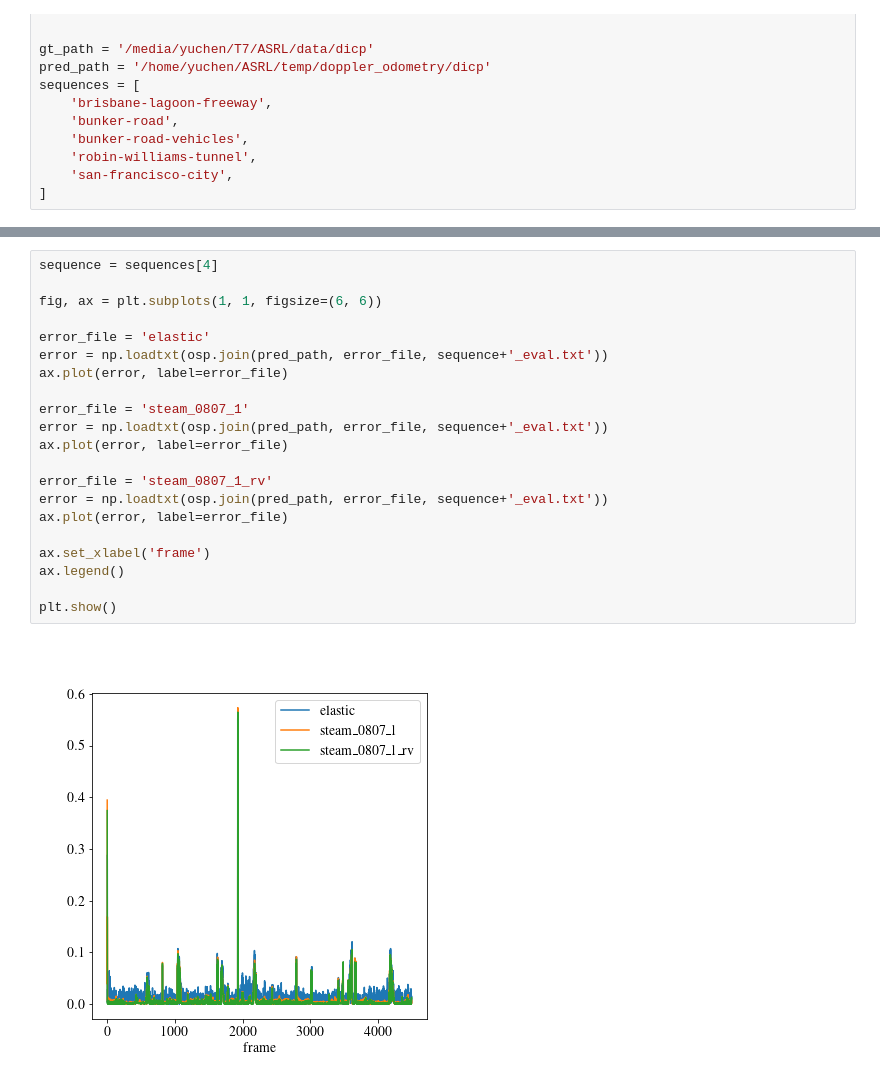
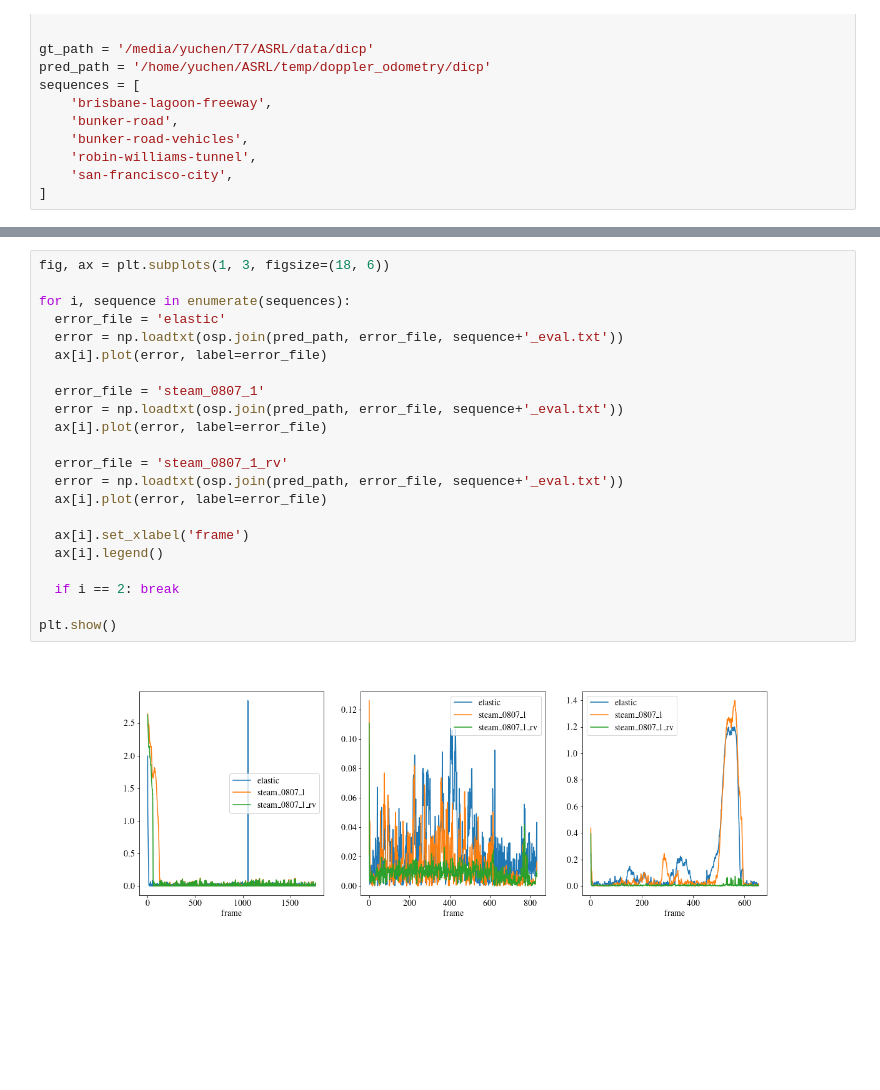
Before and after one commit to cheneyuwu/ct_icp, a Jupyter notebook: steam_icp/script/plot_dicp_poses.ipynb, the cells around one changed output, grey strips where cells are left out. Cells and saved outputs as stored; diff of their text form; blank space fills up the shorter version.

Commit message:
plot scripts and dumping more local error

```diff
--- a/steam_icp/script/plot_dicp_poses.ipynb
+++ b/steam_icp/script/plot_dicp_poses.ipynb
@@ -107,26 +189,27 @@ steam_0807_1_rv & 1.24 & 0.0014 & 1.63 & 0.0037 \\
 # %%
-sequence = sequences[4]
+fig, ax = plt.subplots(1, 3, figsize=(18, 6))
 
-fig, ax = plt.subplots(1, 1, figsize=(6, 6))
+for i, sequence in enumerate(sequences):
+  error_file = 'elastic'
+  error = np.loadtxt(osp.join(pred_path, error_file, sequence+'_eval.txt'))
+  ax[i].plot(error, label=error_file)
 
-error_file = 'elastic'
-error = np.loadtxt(osp.join(pred_path, error_file, sequence+'_eval.txt'))
-ax.plot(error, label=error_file)
+  error_file = 'steam_0807_1'
+  error = np.loadtxt(osp.join(pred_path, error_file, sequence+'_eval.txt'))
+  ax[i].plot(error, label=error_file)
 
-error_file = 'steam_0807_1'
-error = np.loadtxt(osp.join(pred_path, error_file, sequence+'_eval.txt'))
-ax.plot(error, label=error_file)
+  error_file = 'steam_0807_1_rv'
+  error = np.loadtxt(osp.join(pred_path, error_file, sequence+'_eval.txt'))
+  ax[i].plot(error, label=error_file)
 
-error_file = 'steam_0807_1_rv'
-error = np.loadtxt(osp.join(pred_path, error_file, sequence+'_eval.txt'))
-ax.plot(error, label=error_file)
+  ax[i].set_xlabel('frame')
+  ax[i].legend()
 
-ax.set_xlabel('frame')
-ax.legend()
+  if i == 2: break
 
 plt.show()
 # %% [output]
-[figure, old version]
+[figure, new version]
 # %%
 fig, axs = plt.subplots(1, len(sequences), figsize=(25, 5))
 fig.subplots_adjust(left=0.05, right=0.95, bottom=0.2, top=0.95, wspace=0.3, hspace=0.3)
```
Also changed, not shown: parts of 3 cells of this notebook, 7 other files.
